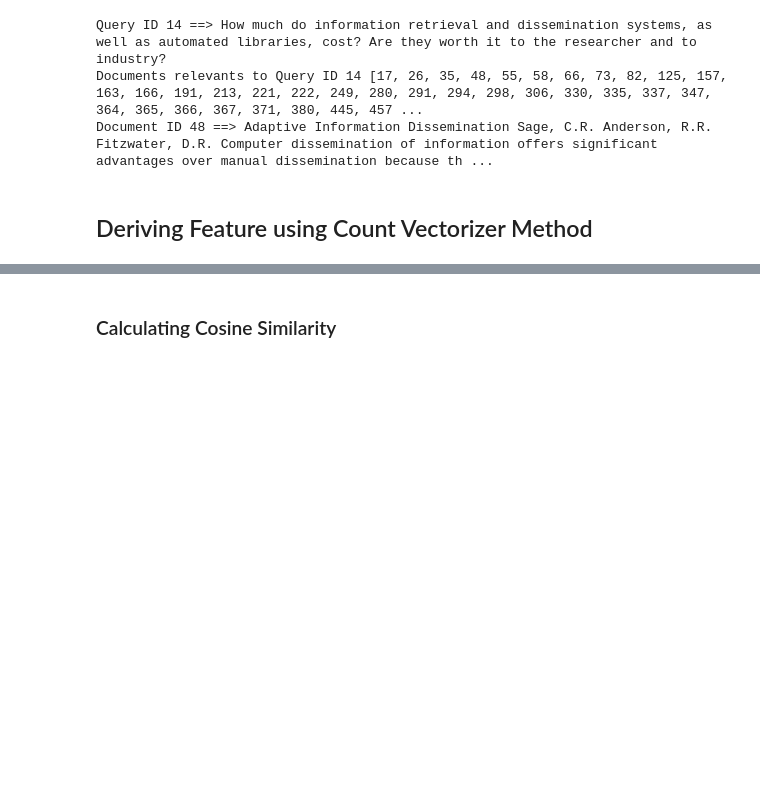
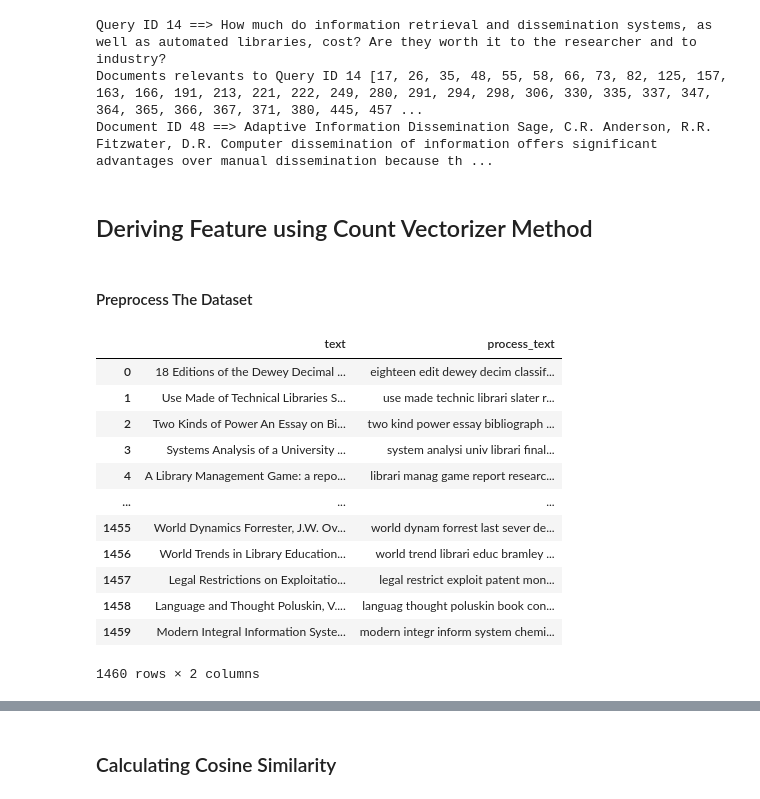
Before and after one commit to bits-mtech/IR, a Jupyter notebook: IR_Assignment_1_Group082.ipynb, the cells around one changed output, grey strips where cells are left out. Drawn from its saved outputs; the diff is of its cells as text; code cells hidden in the pictures; blank space fills up the shorter version.

```diff
--- a/IR_Assignment_1_Group082.ipynb
+++ b/IR_Assignment_1_Group082.ipynb
@@ -203,0 +323,20 @@ Document ID 48 ==> Adaptive Information Dissemination Sage, C.R. Anderson, R.R.
+# %% [markdown]
+#### Preprocess The Dataset
+# %%
+data = pd.DataFrame.from_dict(doc_set, orient='index',columns=['text'])
+data['process_text'] = data['text'].apply(lambda x:preprocess(x))
+data
+# %% [output]
+|  | text | process_text |
+| 0 | 18 Editions of the Dewey Decimal ... | eighteen edit dewey decim classif... |
+| 1 | Use Made of Technical Libraries S... | use made technic librari slater r... |
+| 2 | Two Kinds of Power An Essay on Bi... | two kind power essay bibliograph ... |
+| 3 | Systems Analysis of a University ... | system analysi univ librari final... |
+| 4 | A Library Management Game: a repo... | librari manag game report researc... |
+| ... | ... | ... |
+| 1455 | World Dynamics Forrester, J.W. Ov... | world dynam forrest last sever de... |
+| 1456 | World Trends in Library Education... | world trend librari educ bramley ... |
+| 1457 | Legal Restrictions on Exploitatio... | legal restrict exploit patent mon... |
+| 1458 | Language and Thought Poluskin, V.... | languag thought poluskin book con... |
+| 1459 | Modern Integral Information Syste... | modern integr inform system chemi... |
+1460 rows × 2 columns
```
Also changed, not shown: parts of 30 cells of this notebook.
